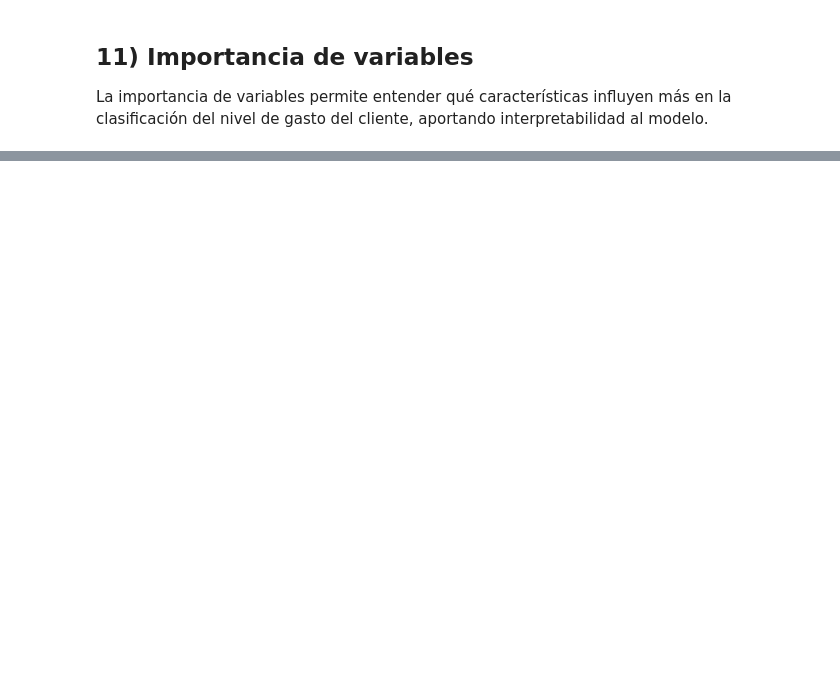
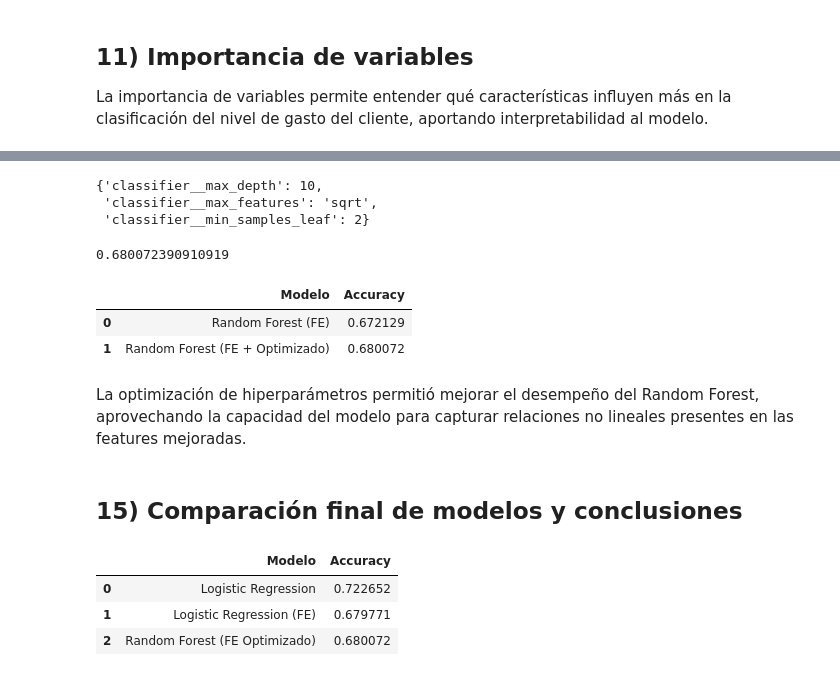
Before and after one commit to ssgm2911/Customer-Value-Prediction, a Jupyter notebook: notebooks/02_modelo_clasificacion.ipynb, the cells around one changed output, grey strips where cells are left out. Drawn from its saved outputs; the diff is of its cells as text; code cells hidden in the pictures; blank space fills up the shorter version.

```diff
--- a/notebooks/02_modelo_clasificacion.ipynb
+++ b/notebooks/02_modelo_clasificacion.ipynb
@@ -279,0 +456,21 @@ KeyboardInterrupt:
+# %%
+param_dist = {
+    'classifier__max_depth': [None, 10, 20, 30],
+    'classifier__max_features': ['sqrt', 'log2'],
+    'classifier__min_samples_leaf': randint(1, 8)
+}
+# %%
+# Configurar RandomizedSearchCV con n_iter = 15 porque tenemos 3 hyperpar. (n_iter ≈ 5 × número de hiperparámetros)
+# debe ser suficiente para cubrir el espacio de búsqueda sin evaluar combinaciones redundantes.
+rf_random_search = RandomizedSearchCV(
+    estimator=rf_pipeline_fe,   # pipeline con features mejoradas
+    param_distributions=param_dist,
+    n_iter=15,
+    cv=5, # estándar mínimo recomendado, balance perfecto entre: bias, varianza y costo computacional
+    scoring='accuracy',
+    random_state=42,
+    n_jobs=-1,
+    verbose=2
+)
+# %%
+rf_random_search.fit(X_fe_train, y_fe_train)
@@ -279,0 +521,58 @@ KeyboardInterrupt:
+# %%
+# Mejores hiperparámetros
+rf_random_search.best_params_
+# %% [output]
+{'classifier__max_depth': 10,
+ 'classifier__max_features': 'sqrt',
+ 'classifier__min_samples_leaf': 2}
+# %%
+# Evaluación del modelo optimizado
+best_rf_fe = rf_random_search.best_estimator_
+
+y_pred_rf_fe_opt = best_rf_fe.predict(X_fe_test)
+
+accuracy_rf_fe_opt = accuracy_score(y_test, y_pred_rf_fe_opt)
+accuracy_rf_fe_opt
+# %% [output]
+0.680072390910919
+# %%
+# Comparación de modelos
+pd.DataFrame({
+    'Modelo': [
+        'Random Forest (FE)',
+        'Random Forest (FE + Optimizado)'
+    ],
+    'Accuracy': [
+        accuracy_score(y_test, y_pred_rf_fe),
+        accuracy_rf_fe_opt
+    ]
+})
+# %% [output]
+|  | Modelo | Accuracy |
+| 0 | Random Forest (FE) | 0.672129 |
+| 1 | Random Forest (FE + Optimizado) | 0.680072 |
+# %% [markdown]
+La optimización de hiperparámetros permitió mejorar el desempeño del
+Random Forest, aprovechando la capacidad del modelo para capturar
+relaciones no lineales presentes en las features mejoradas.
+# %% [markdown]
+## 15) Comparación final de modelos y conclusiones
+# %%
+# Comparación final
+pd.DataFrame({
+    'Modelo': [
+        'Logistic Regression',
+        'Logistic Regression (FE)',
+        'Random Forest (FE Optimizado)'
+    ],
+    'Accuracy': [
+        accuracy_score(y_test, y_pred_log),
+        accuracy_score(y_fe_test, y_pred_log_fe),
+        accuracy_rf_fe_opt
+    ]
+})
+# %% [output]
+|  | Modelo | Accuracy |
+| 0 | Logistic Regression | 0.722652 |
+| 1 | Logistic Regression (FE) | 0.679771 |
+| 2 | Random Forest (FE Optimizado) | 0.680072 |
```
Also changed, not shown: parts of 47 cells of this notebook, 1 other file.
